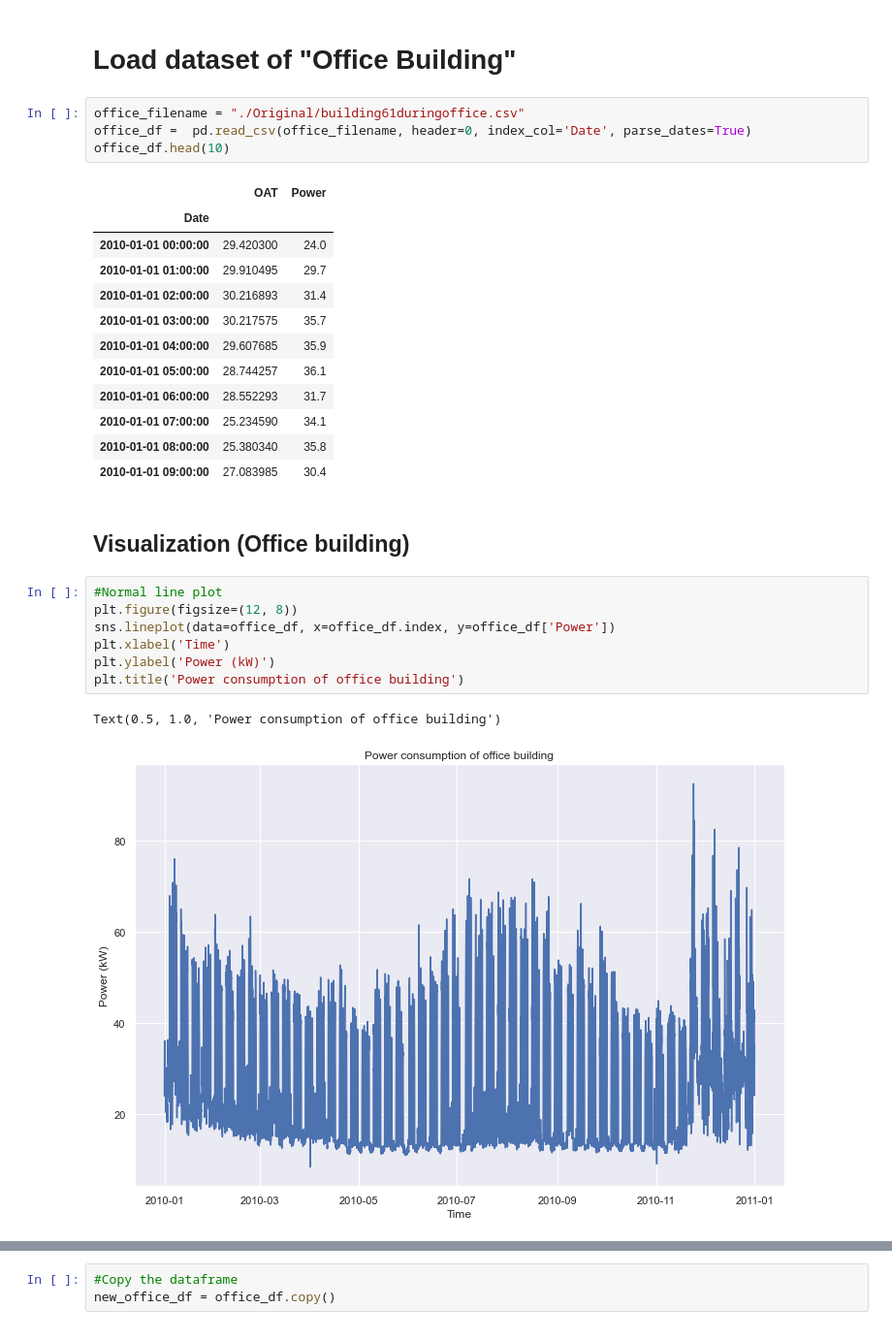
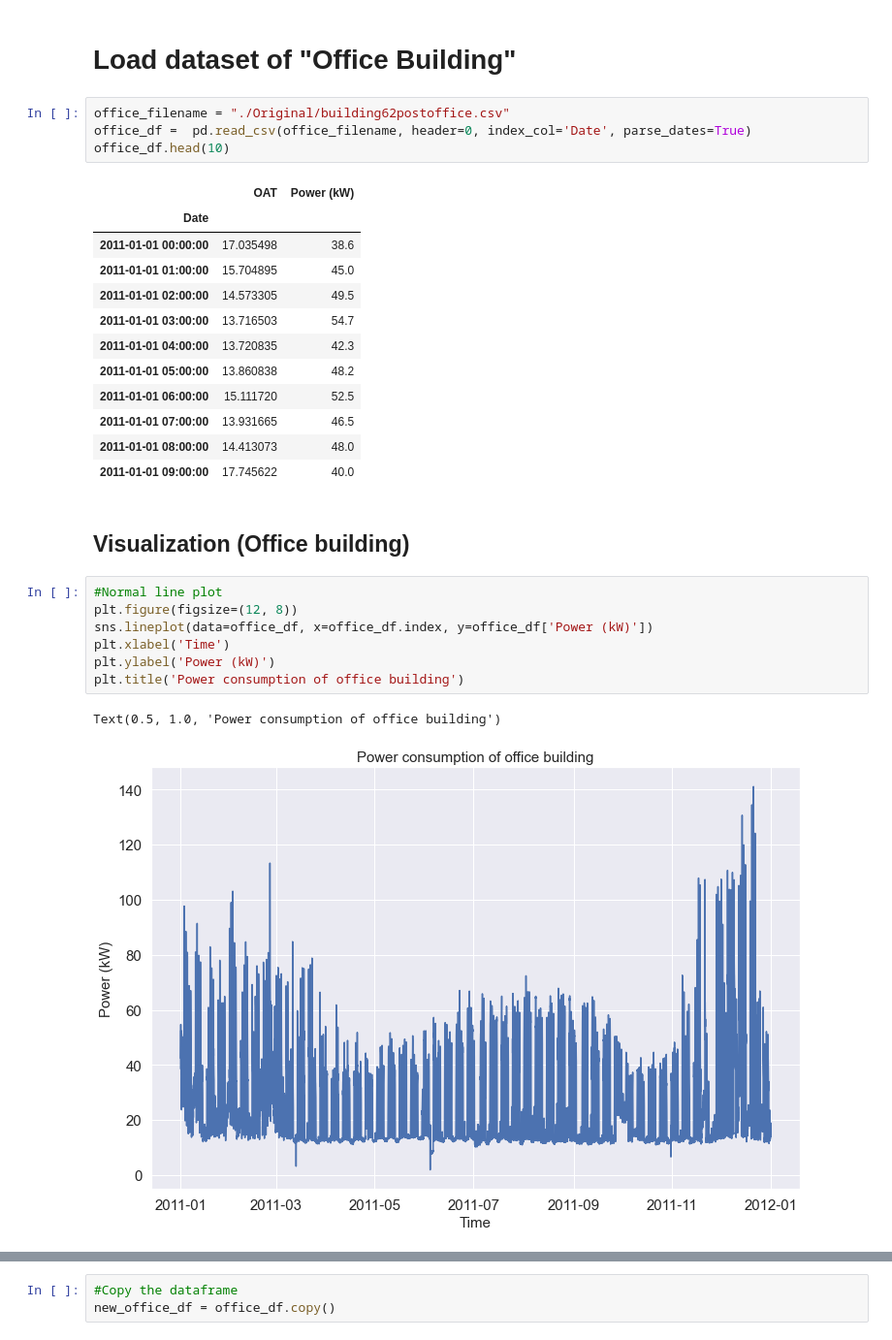
Before and after one commit to Cly1st/Visualizations-Power-Usage, a Jupyter notebook: visualization.ipynb, the cells around one changed output, grey strips where cells are left out. Shown at 97% size. Saved outputs shown, nothing was run; the diff lists cells and outputs as text.

```diff
--- a/visualization.ipynb
+++ b/visualization.ipynb
@@ -97,32 +120,32 @@ plt.savefig("./Images/Retail_DaysofWeek.png", dpi=400, format='png')
 # %% [markdown]
 # Load dataset of "Office Building"
 # %%
-office_filename = "./Original/building61duringoffice.csv"
+office_filename = "./Original/building62postoffice.csv"
 office_df =  pd.read_csv(office_filename, header=0, index_col='Date', parse_dates=True)
 office_df.head(10)
 # %% [output]
-|  | OAT | Power |
+|  | OAT | Power (kW) |
 | Date |  |  |
-| 2010-01-01 00:00:00 | 29.420300 | 24.0 |
-| 2010-01-01 01:00:00 | 29.910495 | 29.7 |
-| 2010-01-01 02:00:00 | 30.216893 | 31.4 |
-| 2010-01-01 03:00:00 | 30.217575 | 35.7 |
-| 2010-01-01 04:00:00 | 29.607685 | 35.9 |
-| 2010-01-01 05:00:00 | 28.744257 | 36.1 |
-| 2010-01-01 06:00:00 | 28.552293 | 31.7 |
-| 2010-01-01 07:00:00 | 25.234590 | 34.1 |
-| 2010-01-01 08:00:00 | 25.380340 | 35.8 |
-| 2010-01-01 09:00:00 | 27.083985 | 30.4 |
+| 2011-01-01 00:00:00 | 17.035498 | 38.6 |
+| 2011-01-01 01:00:00 | 15.704895 | 45.0 |
+| 2011-01-01 02:00:00 | 14.573305 | 49.5 |
+| 2011-01-01 03:00:00 | 13.716503 | 54.7 |
+| 2011-01-01 04:00:00 | 13.720835 | 42.3 |
+| 2011-01-01 05:00:00 | 13.860838 | 48.2 |
+| 2011-01-01 06:00:00 | 15.111720 | 52.5 |
+| 2011-01-01 07:00:00 | 13.931665 | 46.5 |
+| 2011-01-01 08:00:00 | 14.413073 | 48.0 |
+| 2011-01-01 09:00:00 | 17.745622 | 40.0 |
 # %% [markdown]
 ## Visualization (Office building)
 # %%
 #Normal line plot
 plt.figure(figsize=(12, 8))
-sns.lineplot(data=office_df, x=office_df.index, y=office_df['Power'])
+sns.lineplot(data=office_df, x=office_df.index, y=office_df['Power (kW)'])
 plt.xlabel('Time')
 plt.ylabel('Power (kW)')
 plt.title('Power consumption of office building')
 # %% [output]
 Text(0.5, 1.0, 'Power consumption of office building')
-[figure, old version]
+[figure, new version]
 # %% [markdown]
```
Also changed, not shown: parts of 12 cells of this notebook, 2 other files.
